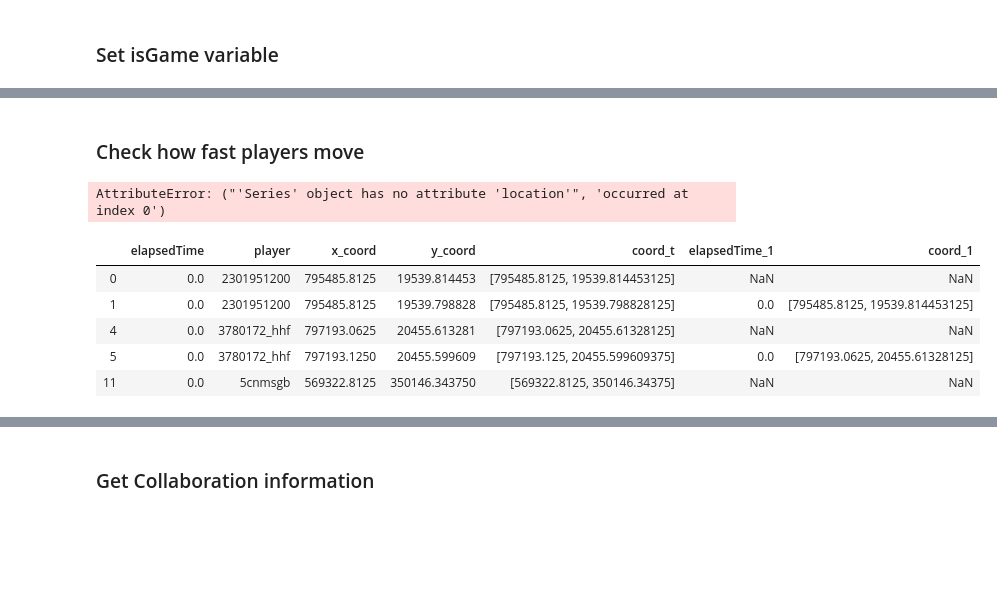
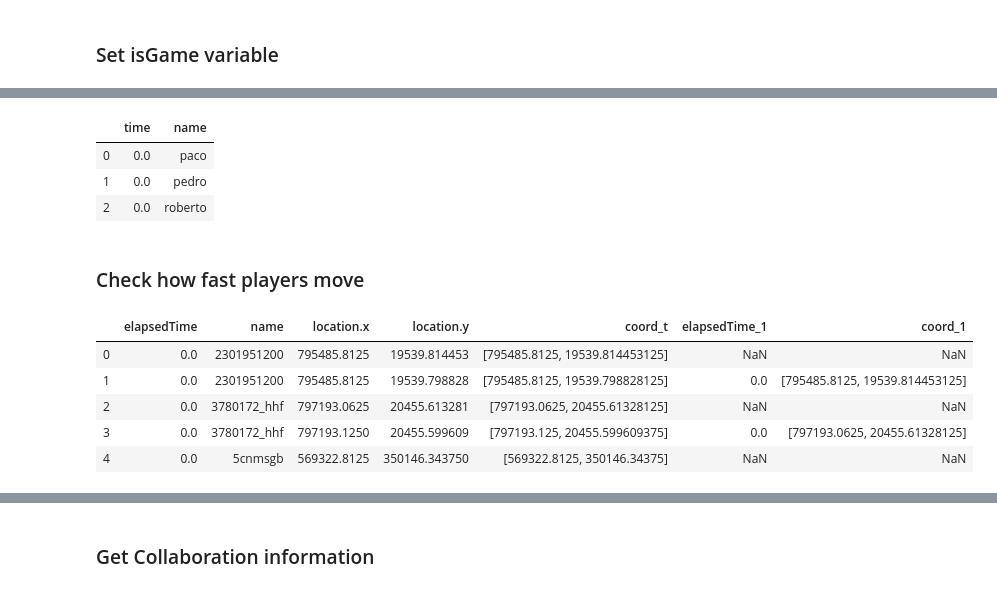
Before and after one commit to valerii-ginak/PUBG_Capstone, a Jupyter notebook: extract_transform_(loadsomeday).ipynb, the cells around one changed output, grey strips where cells are left out. Drawn from its saved outputs; the diff is of its cells as text; code cells hidden in the pictures; blank space fills up the shorter version.

Commit message:
start extrapolating players location
start extrapolating players location to get estimate of player's location for all given elapsed times

```diff
--- a/extract_transform_(loadsomeday).ipynb
+++ b/extract_transform_(loadsomeday).ipynb
@@ -285,36 +285,44 @@ data.head()
 | 2 | None | 0.0 | 69.0 | 2020-04-02T23:51:04.491Z | LogPlayerPosition | NaN | match.bro.official.pc-2018-06.ste... | LeQing-QAQ | 5 | 100.0 | ... |
 | 3 | None | 0.0 | 70.0 | 2020-04-02T23:51:04.570Z | LogPlayerPosition | NaN | match.bro.official.pc-2018-06.ste... | HaoYangA_0820 | 12 | 100.0 | ... |
 | 4 | None | 0.0 | 70.0 | 2020-04-02T23:51:04.595Z | LogPlayerPosition | NaN | match.bro.official.pc-2018-06.ste... | Hmty1020 | 10 | 100.0 | ... |
+# %%
+hello = pd.DataFrame(list(zip([0.0,0.0,0.0],
+             ['paco','pedro','roberto'])),
+             columns=['time','name'])
+hello
+# %% [output]
+|  | time | name |
+| 0 | 0.0 | paco |
+| 1 | 0.0 | pedro |
+| 2 | 0.0 | roberto |
 # %% [markdown]
 ### Check how fast players move
 # %%
 # get coordinates as points in a plane (only x and y coordinates)
-data_sorted = data[['elapsedTime','name','location.x','location.y']].sort_values(['name','elapsedTime']).reset_index().drop('index', axis=1)
-data_sorted = data_sorted.drop_duplicates()
-data_sorted['coord_t'] = data_sorted.apply(lambda row: [row['location.x'], row.location.y], axis=1)
+data_sorted = data[['elapsedTime','name','location.x','location.y']].sort_values(['name','elapsedTime'])
+data_sorted = data_sorted.drop_duplicates().reset_index().drop('index', axis=1)
+data_sorted['coord_t'] = data_sorted.apply(lambda row: [row['location.x'], row['location.y']], axis=1)
 data_sorted['elapsedTime_1'] = data_sorted['elapsedTime'].shift(1)
 data_sorted['coord_1'] = data_sorted['coord_t'].shift(1)
-# %% [output]
-AttributeError: ("'Series' object has no attribute 'location'", 'occurred at index 0')
 # %%
 # eliminate the first observation in coord_t-1 for each player
 coord_t1 = []
 elapsedTime = []
-for i in data_sorted.player.unique():
-    a = data_sorted[data_sorted['player'] == i]['coord_1'].tolist()
-    b = data_sorted[data_sorted['player'] == i]['elapsedTime_1'].tolist()
+for i in data_sorted.name.unique():
+    a = data_sorted[data_sorted['name'] == i]['coord_1'].tolist()
+    b = data_sorted[data_sorted['name'] == i]['elapsedTime_1'].tolist()
     a[0] = np.nan
     b[0] = np.nan
     coord_t1 = coord_t1 + a
     elapsedTime = elapsedTime + b
 
 data_sorted['coord_1'] = coord_t1
 data_sorted['elapsedTime_1'] = elapsedTime
 data_sorted.head()
 # %% [output]
-|  | elapsedTime | player | x_coord | y_coord | coord_t | elapsedTime_1 | coord_1 |
+|  | elapsedTime | name | location.x | location.y | coord_t | elapsedTime_1 | coord_1 |
 | 0 | 0.0 | 2301951200 | 795485.8125 | 19539.814453 | [795485.8125, 19539.814453125] | NaN | NaN |
 | 1 | 0.0 | 2301951200 | 795485.8125 | 19539.798828 | [795485.8125, 19539.798828125] | 0.0 | [795485.8125, 19539.814453125] |
-| 4 | 0.0 | 3780172_hhf | 797193.0625 | 20455.613281 | [797193.0625, 20455.61328125] | NaN | NaN |
-| 5 | 0.0 | 3780172_hhf | 797193.1250 | 20455.599609 | [797193.125, 20455.599609375] | 0.0 | [797193.0625, 20455.61328125] |
-| 11 | 0.0 | 5cnmsgb | 569322.8125 | 350146.343750 | [569322.8125, 350146.34375] | NaN | NaN |
+| 2 | 0.0 | 3780172_hhf | 797193.0625 | 20455.613281 | [797193.0625, 20455.61328125] | NaN | NaN |
+| 3 | 0.0 | 3780172_hhf | 797193.1250 | 20455.599609 | [797193.125, 20455.599609375] | 0.0 | [797193.0625, 20455.61328125] |
+| 4 | 0.0 | 5cnmsgb | 569322.8125 | 350146.343750 | [569322.8125, 350146.34375] | NaN | NaN |
```
Also changed, not shown: parts of 8 cells of this notebook.
